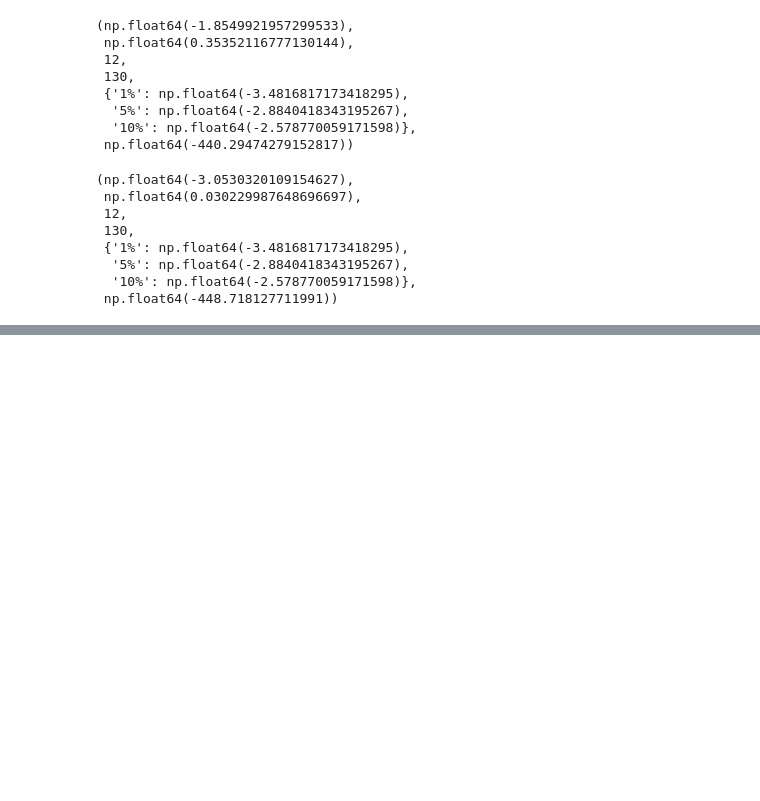
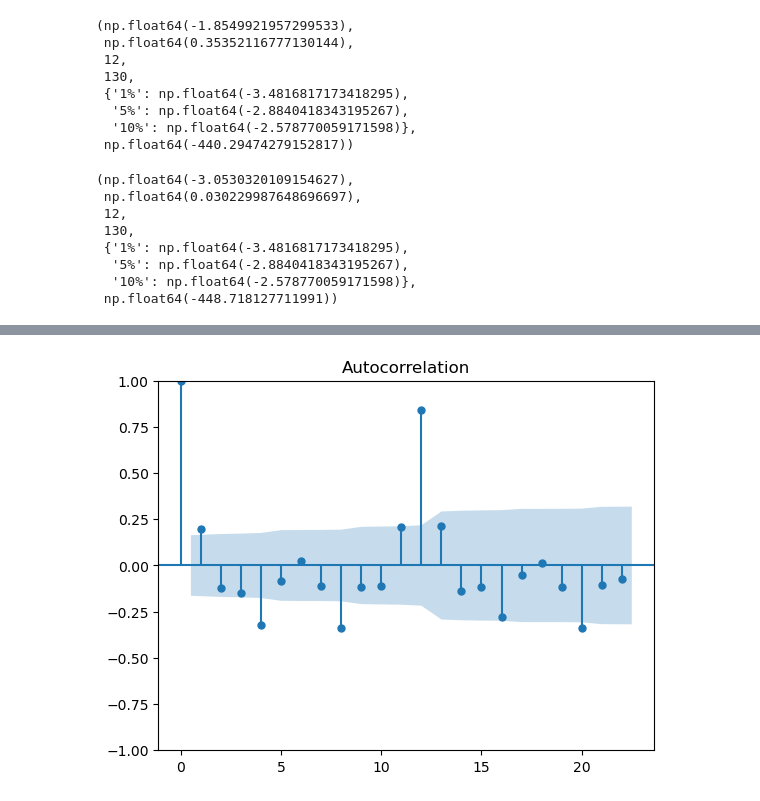
Before and after one commit to BinethBasilu/Time-Series-Forecasting-Python-, a Jupyter notebook: 6_ARIMA_Modelling/code.ipynb, the cells around one changed output, grey strips where cells are left out. Cells and saved outputs as stored; diff of their text form; code cells hidden in the pictures; blank space fills up the shorter version.

```diff
--- a/6_ARIMA_Modelling/code.ipynb
+++ b/6_ARIMA_Modelling/code.ipynb
@@ -179,0 +202,5 @@ adfuller(x=df['series_diff'],maxlag=12)
+# %%
+from statsmodels.graphics.tsaplots import plot_acf
+plot_acf(df['series_diff']);
+# %% [output]
+[figure, added]
```
Also changed, not shown: parts of 25 cells of this notebook.
